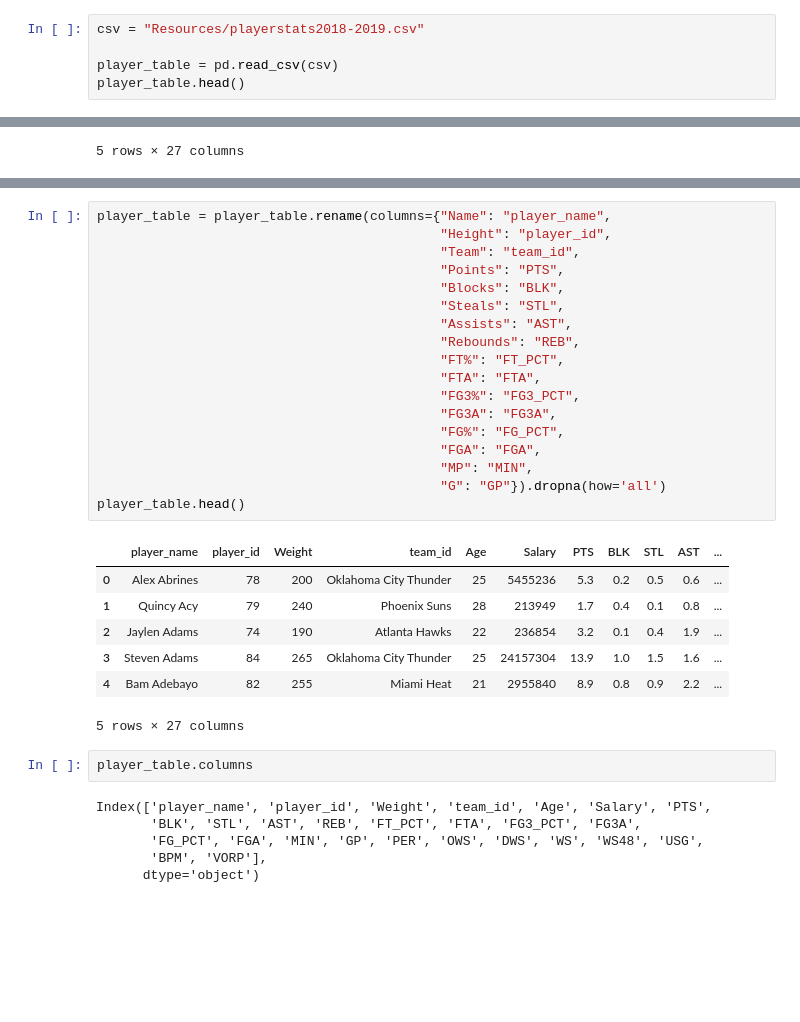
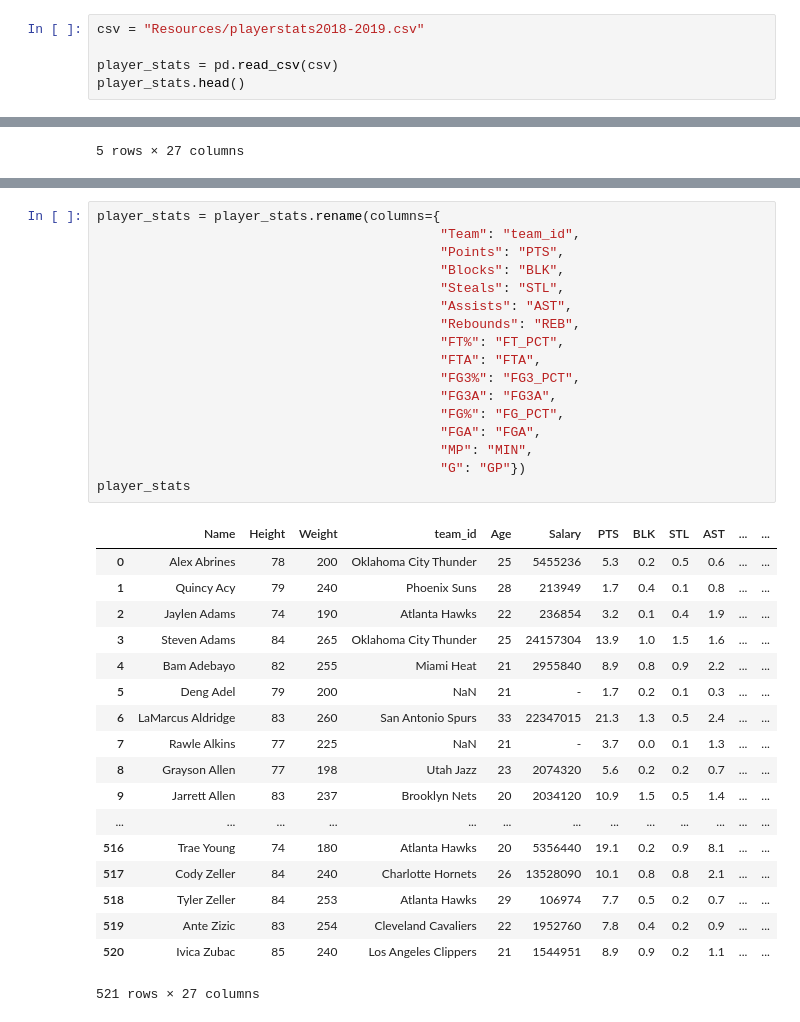
Before and after one commit to jnnhuynh-web/Team-4---Project-2---ETL---NBA, a Jupyter notebook: player stats - from csv.ipynb, the cells around one changed output, grey strips where cells are left out. Drawn from its saved outputs; the diff is of its cells as text; blank space fills up the shorter version.

Commit message:
player_stats and salary

```diff
--- a/player stats - from csv.ipynb
+++ b/player stats - from csv.ipynb
@@ -3,8 +4,8 @@ import pandas as pd
 # %%
 csv = "Resources/playerstats2018-2019.csv"
 
-player_table = pd.read_csv(csv)
-player_table.head()
+player_stats = pd.read_csv(csv)
+player_stats.head()
 # %% [output]
 |  | Name | Height | Weight | Team | Age | Salary | Points | Blocks | Steals | Assists | ... | ... |
 | 0 | Alex Abrines | 78 | 200 | Oklahoma City Thunder | 25 | 5455236 | 5.3 | 0.2 | 0.5 | 0.6 | ... | ... |
@@ -22,37 +23,39 @@ Index(['Name', 'Height', 'Weight', 'Team', 'Age', 'Salary', 'Points', 'Blocks',
        'VORP'],
       dtype='object')
 # %%
-player_table = player_table.rename(columns={"Name": "player_name",
-                                            "Height": "player_id",
+player_stats = player_stats.rename(columns={
                                             "Team": "team_id",
                                             "Points": "PTS",
                                             "Blocks": "BLK",
                                             "Steals": "STL",
                                             "Assists": "AST",
                                             "Rebounds": "REB",
                                             "FT%": "FT_PCT",
                                             "FTA": "FTA",
                                             "FG3%": "FG3_PCT",
                                             "FG3A": "FG3A",
                                             "FG%": "FG_PCT",
                                             "FGA": "FGA",
                                             "MP": "MIN",
-                                            "G": "GP"}).dropna(how='all')
-player_table.head()
+                                            "G": "GP"})
+player_stats
 # %% [output]
-|  | player_name | player_id | Weight | team_id | Age | Salary | PTS | BLK | STL | AST | ... |
-| 0 | Alex Abrines | 78 | 200 | Oklahoma City Thunder | 25 | 5455236 | 5.3 | 0.2 | 0.5 | 0.6 | ... |
-| 1 | Quincy Acy | 79 | 240 | Phoenix Suns | 28 | 213949 | 1.7 | 0.4 | 0.1 | 0.8 | ... |
-| 2 | Jaylen Adams | 74 | 190 | Atlanta Hawks | 22 | 236854 | 3.2 | 0.1 | 0.4 | 1.9 | ... |
-| 3 | Steven Adams | 84 | 265 | Oklahoma City Thunder | 25 | 24157304 | 13.9 | 1.0 | 1.5 | 1.6 | ... |
-| 4 | Bam Adebayo | 82 | 255 | Miami Heat | 21 | 2955840 | 8.9 | 0.8 | 0.9 | 2.2 | ... |
+|  | Name | Height | Weight | team_id | Age | Salary | PTS | BLK | STL | AST | ... | ... |
+| 0 | Alex Abrines | 78 | 200 | Oklahoma City Thunder | 25 | 5455236 | 5.3 | 0.2 | 0.5 | 0.6 | ... | ... |
+| 1 | Quincy Acy | 79 | 240 | Phoenix Suns | 28 | 213949 | 1.7 | 0.4 | 0.1 | 0.8 | ... | ... |
+| 2 | Jaylen Adams | 74 | 190 | Atlanta Hawks | 22 | 236854 | 3.2 | 0.1 | 0.4 | 1.9 | ... | ... |
+| 3 | Steven Adams | 84 | 265 | Oklahoma City Thunder | 25 | 24157304 | 13.9 | 1.0 | 1.5 | 1.6 | ... | ... |
+| 4 | Bam Adebayo | 82 | 255 | Miami Heat | 21 | 2955840 | 8.9 | 0.8 | 0.9 | 2.2 | ... | ... |
+| 5 | Deng Adel | 79 | 200 | NaN | 21 | - | 1.7 | 0.2 | 0.1 | 0.3 | ... | ... |
+| 6 | LaMarcus Aldridge | 83 | 260 | San Antonio Spurs | 33 | 22347015 | 21.3 | 1.3 | 0.5 | 2.4 | ... | ... |
+| 7 | Rawle Alkins | 77 | 225 | NaN | 21 | - | 3.7 | 0.0 | 0.1 | 1.3 | ... | ... |
+| 8 | Grayson Allen | 77 | 198 | Utah Jazz | 23 | 2074320 | 5.6 | 0.2 | 0.2 | 0.7 | ... | ... |
+| 9 | Jarrett Allen | 83 | 237 | Brooklyn Nets | 20 | 2034120 | 10.9 | 1.5 | 0.5 | 1.4 | ... | ... |
+| ... | ... | ... | ... | ... | ... | ... | ... | ... | ... | ... | ... | ... |
+| 516 | Trae Young | 74 | 180 | Atlanta Hawks | 20 | 5356440 | 19.1 | 0.2 | 0.9 | 8.1 | ... | ... |
+| 517 | Cody Zeller | 84 | 240 | Charlotte Hornets | 26 | 13528090 | 10.1 | 0.8 | 0.8 | 2.1 | ... | ... |
+| 518 | Tyler Zeller | 84 | 253 | Atlanta Hawks | 29 | 106974 | 7.7 | 0.5 | 0.2 | 0.7 | ... | ... |
+| 519 | Ante Zizic | 83 | 254 | Cleveland Cavaliers | 22 | 1952760 | 7.8 | 0.4 | 0.2 | 0.9 | ... | ... |
+| 520 | Ivica Zubac | 85 | 240 | Los Angeles Clippers | 21 | 1544951 | 8.9 | 0.9 | 0.2 | 1.1 | ... | ... |
-5 rows × 27 columns
+521 rows × 27 columns
-# %%
-player_table.columns
-# %% [output]
-Index(['player_name', 'player_id', 'Weight', 'team_id', 'Age', 'Salary', 'PTS',
-       'BLK', 'STL', 'AST', 'REB', 'FT_PCT', 'FTA', 'FG3_PCT', 'FG3A',
-       'FG_PCT', 'FGA', 'MIN', 'GP', 'PER', 'OWS', 'DWS', 'WS', 'WS48', 'USG',
-       'BPM', 'VORP'],
-      dtype='object')
 # %%
```
Also changed, not shown: parts of 16 cells of this notebook, 2 other files.
